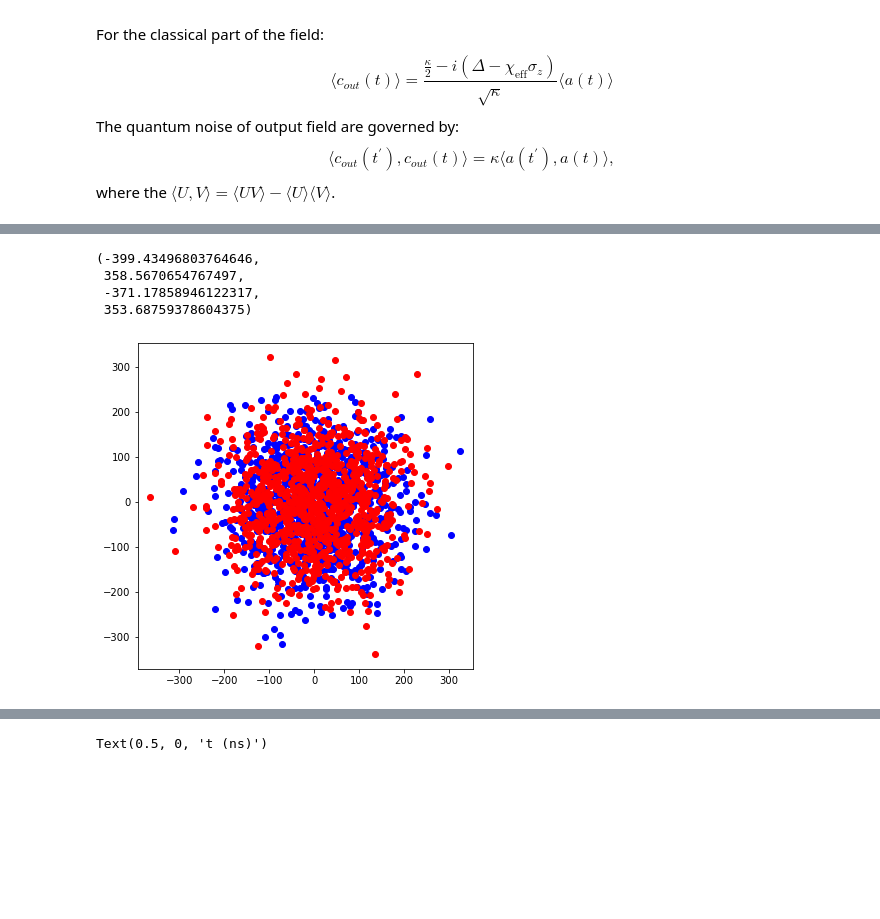
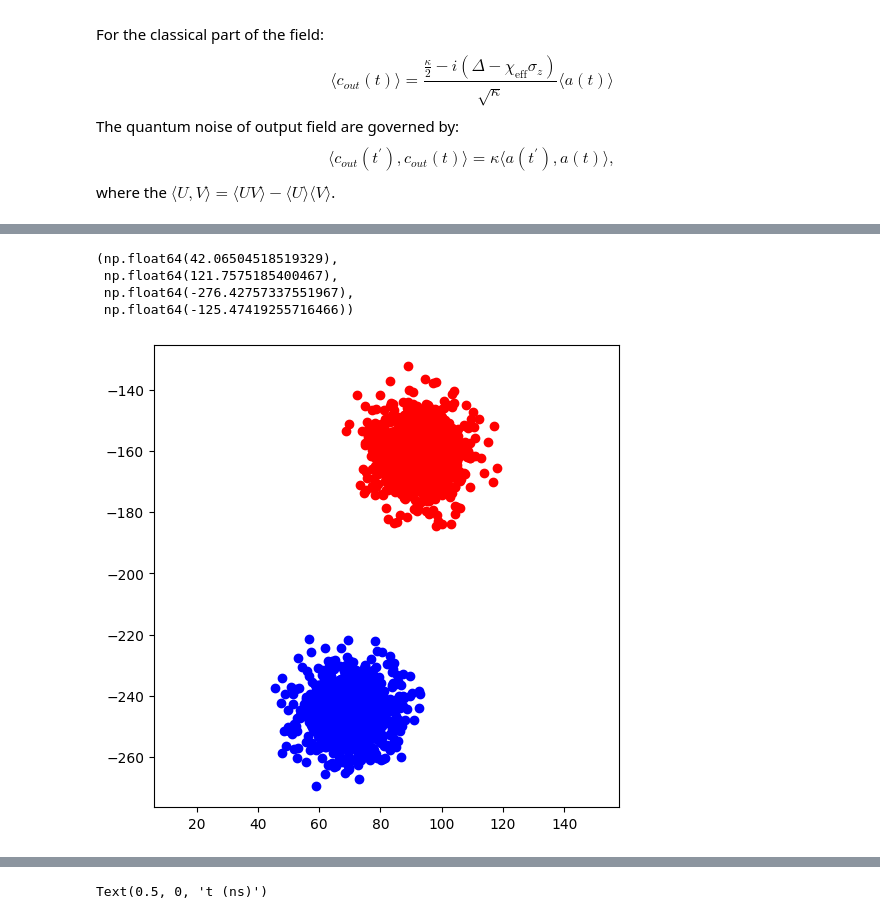
Before and after one commit to Lockonchen/transmon_readout_Python, a Jupyter notebook: 2_transmon_readout_markovian.ipynb, the cells around one changed output, grey strips where cells are left out. Drawn from its saved outputs; the diff is of its cells as text; code cells hidden in the pictures; blank space fills up the shorter version.

```diff
--- a/2_transmon_readout_markovian.ipynb
+++ b/2_transmon_readout_markovian.ipynb
@@ -464,16 +534,45 @@ Text(0.5, 0, 't (ns)')
+# %%
+## Add Integration weight
+
+
+wt_mat = (np.average(noisy_RF_0, axis=0) - np.average(noisy_RF_1, axis=0))
+w_I = np.abs(wt_mat.real)          # weight for I-quadrature
+w_Q = np.abs(wt_mat.imag)          # weight for Q-quadrature
+
+# (optional) normalise so that Σ w_I² dt = 1, Σ w_Q² dt = 1
+norm_I = np.sqrt(np.sum(w_I**2))
+norm_Q = np.sqrt(np.sum(w_Q**2))
+w_I = w_I / norm_I
+w_Q = w_Q / norm_Q
+
+def matched_filter(I_trace: np.ndarray,
+                   Q_trace: np.ndarray,
+                   wI: np.ndarray = w_I,
+                   wQ: np.ndarray = w_Q,
+                   dt: float     = tn) -> complex:
+    """
+    Weighted integration of a single-shot trajectory.
+
+    Returns
+    -------
+    S : complex
+        I_int + 1j * Q_int
+    """
+    return (np.sum(I_trace * wI) + 1j * np.sum(Q_trace * wQ)) * dt
+
+s_0 = np.sum(noisy_RF_0, axis=1)
+s_1 = np.sum(noisy_RF_1, axis=1)
+
+s_0_weighted = matched_filter(np.real(noisy_RF_0), np.imag(noisy_RF_0))
+s_1_weighted = matched_filter(np.real(noisy_RF_1), np.imag(noisy_RF_1))
 # %%
-Av_IF_I0 = noisy_RF_I0.sum(axis=1)
-Av_IF_Q0 = noisy_RF_Q0.sum(axis=1)
-Av_IF_I1 = noisy_RF_I1.sum(axis=1)
-Av_IF_Q1 = noisy_RF_Q1.sum(axis=1)
-
 plt.figure(figsize=(6,6))
-plt.scatter(Av_IF_I0, Av_IF_Q0, marker='o', color='blue')
-plt.scatter(Av_IF_I1, Av_IF_Q1, marker='o', color='red')
+plt.scatter(np.real(s_0), np.imag(s_0), marker='o', color='blue')
+plt.scatter(np.real(s_1), np.imag(s_1), marker='o', color='red')
 plt.axis('equal')
 # %% [output]
-(-399.43496803764646,
- 358.5670654767497,
- -371.17858946122317,
- 353.68759378604375)
+(np.float64(42.06504518519329),
+ np.float64(121.7575185400467),
+ np.float64(-276.42757337551967),
+ np.float64(-125.47419255716466))
-[figure, old version]
+[figure, new version]
```
Also changed, not shown: parts of 29 cells of this notebook.
